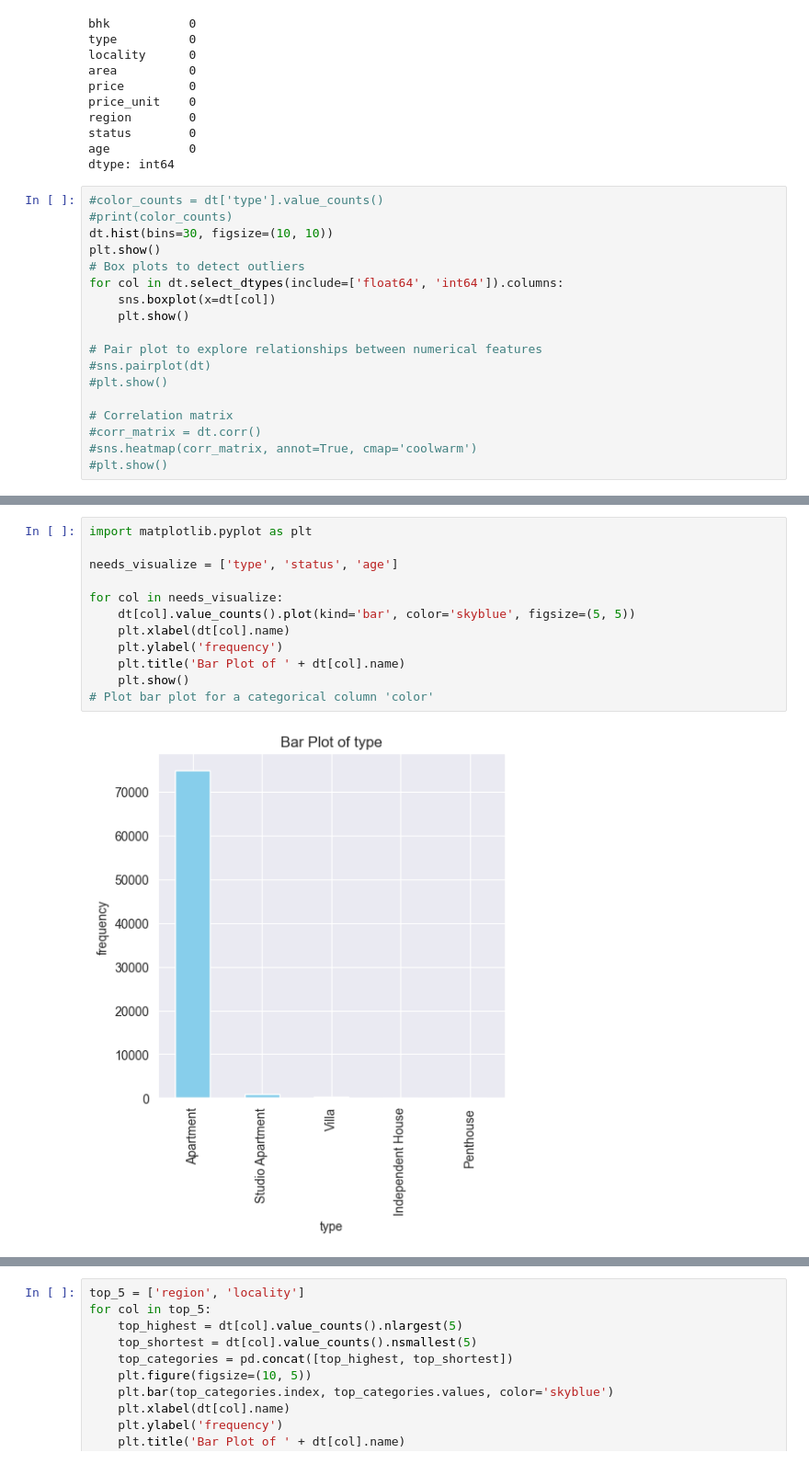
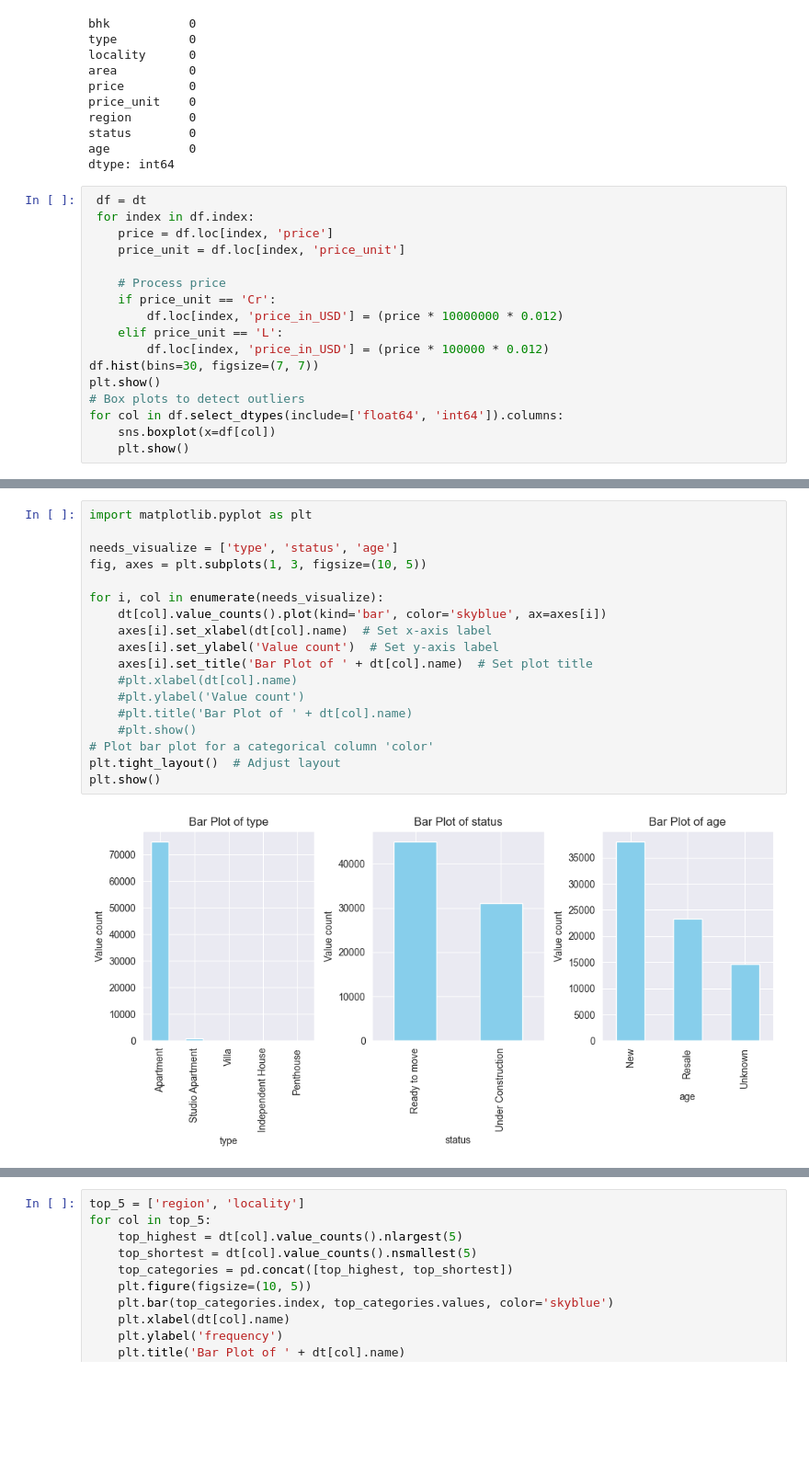
Before and after one commit to MinhPhucLe/Machine-Learning-Project-2023.2, a Jupyter notebook: training/EDA.ipynb, the cells around one changed output, grey strips where cells are left out. Shown: that part at 92% size. Cells and saved outputs as stored; diff of their text form; blank space fills up the shorter version.

```diff
--- a/training/EDA.ipynb
+++ b/training/EDA.ipynb
@@ -48,21 +48,20 @@ status        0
 age           0
 dtype: int64
 # %%
-#color_counts = dt['type'].value_counts()
-#print(color_counts)
-dt.hist(bins=30, figsize=(10, 10))
+ df = dt
+ for index in df.index:
+    price = df.loc[index, 'price']
+    price_unit = df.loc[index, 'price_unit']
+
+    # Process price
+    if price_unit == 'Cr':
+        df.loc[index, 'price_in_USD'] = (price * 10000000 * 0.012)
+    elif price_unit == 'L':
+        df.loc[index, 'price_in_USD'] = (price * 100000 * 0.012)
+df.hist(bins=30, figsize=(7, 7))
 plt.show()
 # Box plots to detect outliers
-for col in dt.select_dtypes(include=['float64', 'int64']).columns:
-    sns.boxplot(x=dt[col])
+for col in df.select_dtypes(include=['float64', 'int64']).columns:
+    sns.boxplot(x=df[col])
     plt.show()
-
-# Pair plot to explore relationships between numerical features
-#sns.pairplot(dt)
-#plt.show()
-
-# Correlation matrix
-#corr_matrix = dt.corr()
-#sns.heatmap(corr_matrix, annot=True, cmap='coolwarm')
-#plt.show()
 # %% [output]
@@ -73,14 +73,20 @@ for col in dt.select_dtypes(include=['float64', 'int64']).columns:
 # %%
 import matplotlib.pyplot as plt
 
 needs_visualize = ['type', 'status', 'age']
+fig, axes = plt.subplots(1, 3, figsize=(10, 5))
 
-for col in needs_visualize:
-    dt[col].value_counts().plot(kind='bar', color='skyblue', figsize=(5, 5))
-    plt.xlabel(dt[col].name)
-    plt.ylabel('frequency')
-    plt.title('Bar Plot of ' + dt[col].name)
-    plt.show()
+for i, col in enumerate(needs_visualize):
+    dt[col].value_counts().plot(kind='bar', color='skyblue', ax=axes[i])
+    axes[i].set_xlabel(dt[col].name)  # Set x-axis label
+    axes[i].set_ylabel('Value count')  # Set y-axis label
+    axes[i].set_title('Bar Plot of ' + dt[col].name)  # Set plot title
+    #plt.xlabel(dt[col].name)
+    #plt.ylabel('Value count')
+    #plt.title('Bar Plot of ' + dt[col].name)
+    #plt.show()
 # Plot bar plot for a categorical column 'color'
+plt.tight_layout()  # Adjust layout
+plt.show()
 # %% [output]
-[figure, old version]
+[figure, new version]
```
Also changed, not shown: parts of 6 cells of this notebook, 19 other files.
